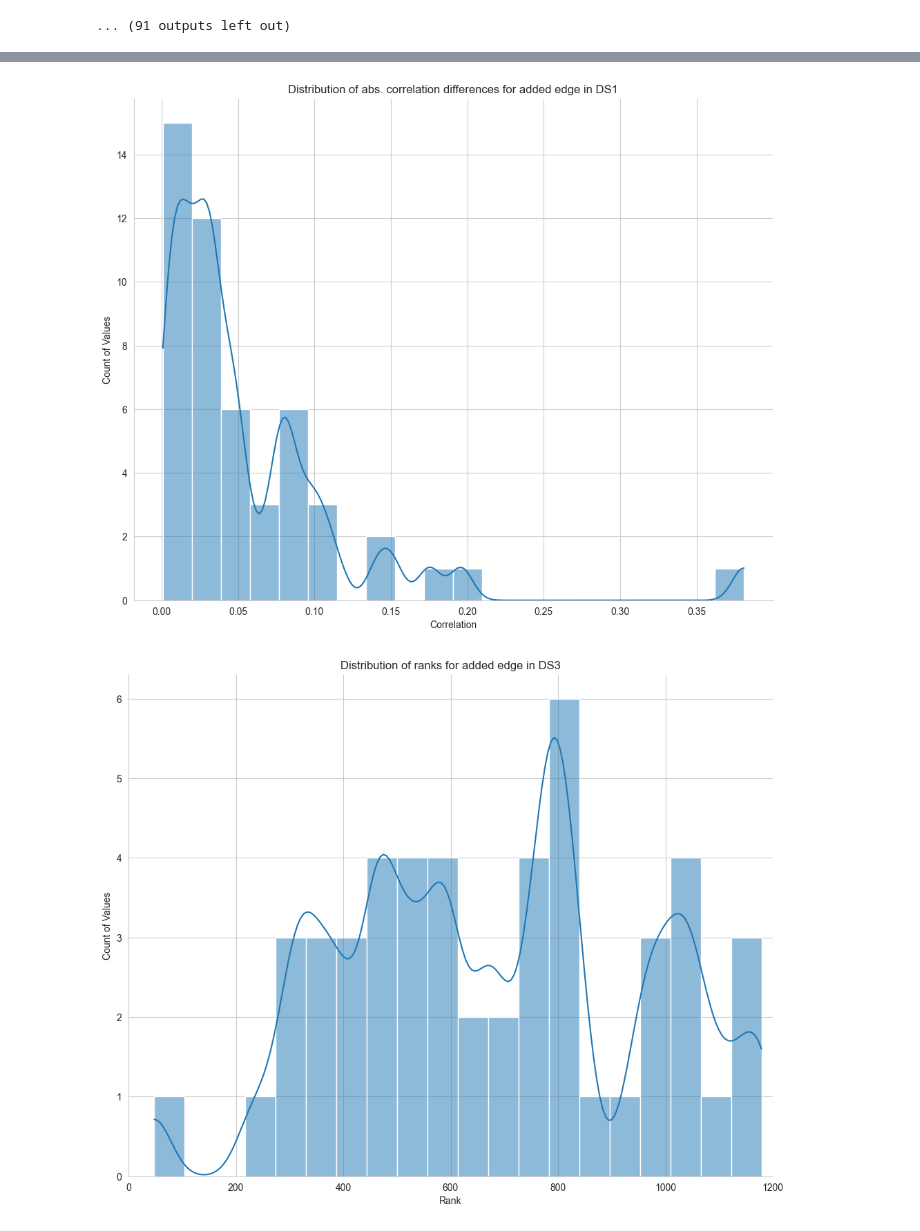
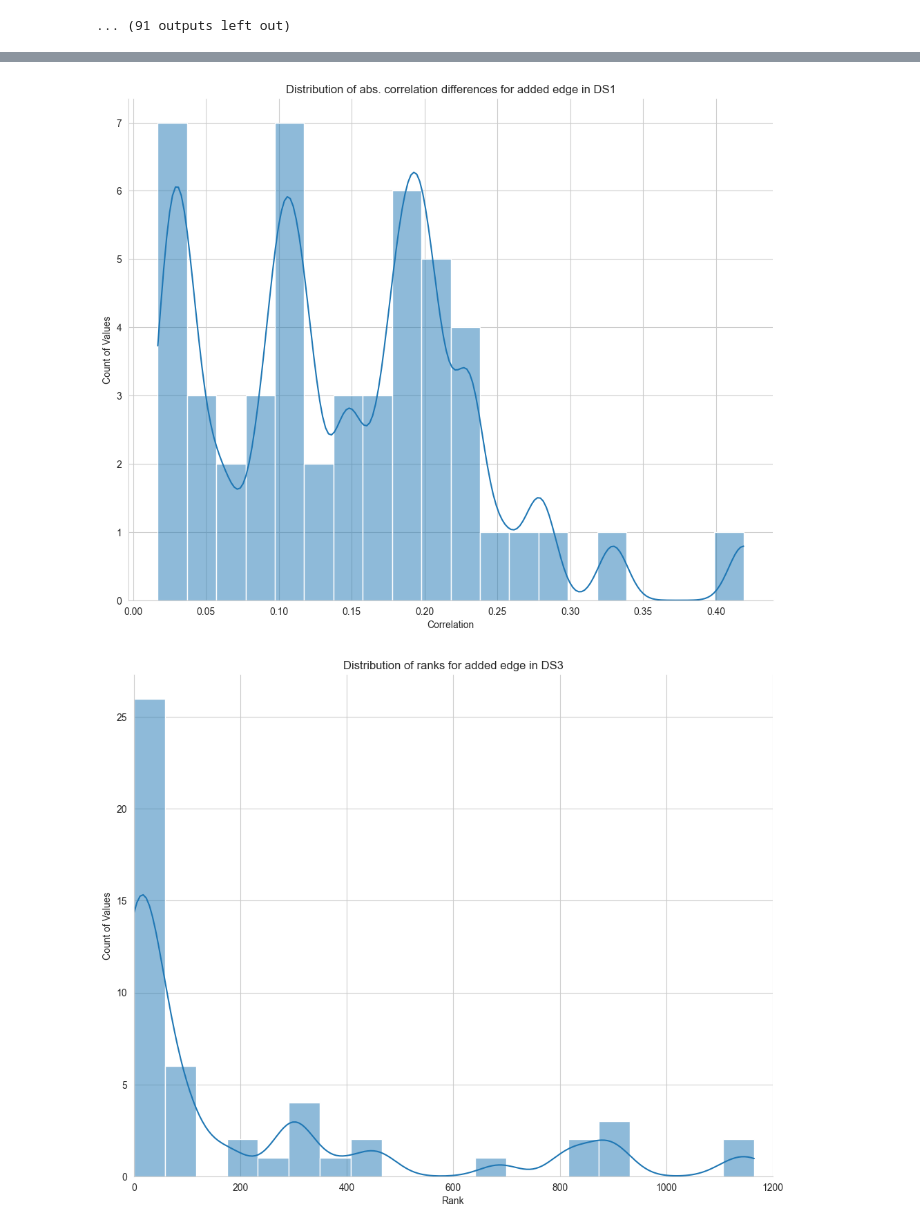
Before and after one commit to ankitbha/dfdl_imputation, a Jupyter notebook: pearson_tests.ipynb, the cells around one changed output, grey strips where cells are left out. Saved outputs shown, nothing was run; the diff lists cells and outputs as text; code cells hidden in the pictures.

```diff
--- a/pearson_tests.ipynb
+++ b/pearson_tests.ipynb
@@ -398,7 +398,7 @@ import seaborn as sns
 dataset_id = 1
 experiment_dir = os.path.join(os.getcwd(), 'experiments/edge_finding/')
 for id in range(1, 4):
-    experiment_file = os.path.join(experiment_dir, f"DS{id}_edge_finding_experiment_fixed_edge.csv")
+    experiment_file = os.path.join(experiment_dir, f"DS{id}_edge_finding_experiment.csv")
 
     load_dir = os.path.join(imp_dir, f'DS{id}')
     save_name = 'DS6_expr.npy'
@@ -420,4 +420,7 @@ for id in range(1, 4):
     #plot.set(xlim=(0, 1))
     plot.set_axis_labels('Correlation', 'Count of Values')
     plt.title(f'Distribution of abs. correlation differences for added edge in DS{dataset_id}')
+
+    print("Means for DS", id, "Rank:", np.mean(df['Rank']), "Correlation:", np.mean(df['Correlation']))
+    print("Medians for DS", id, "Rank:", np.median(df['Rank']), "Correlation:", np.median(df['Correlation']))
 # %% [output]
@@ -427,2 +436,2 @@ for id in range(1, 4):
-[figure, old version]
+[figure, new version]
-[figure, old version]
+[figure, new version]
```
Also changed, not shown: parts of 1 cell of this notebook, 1 other file.
